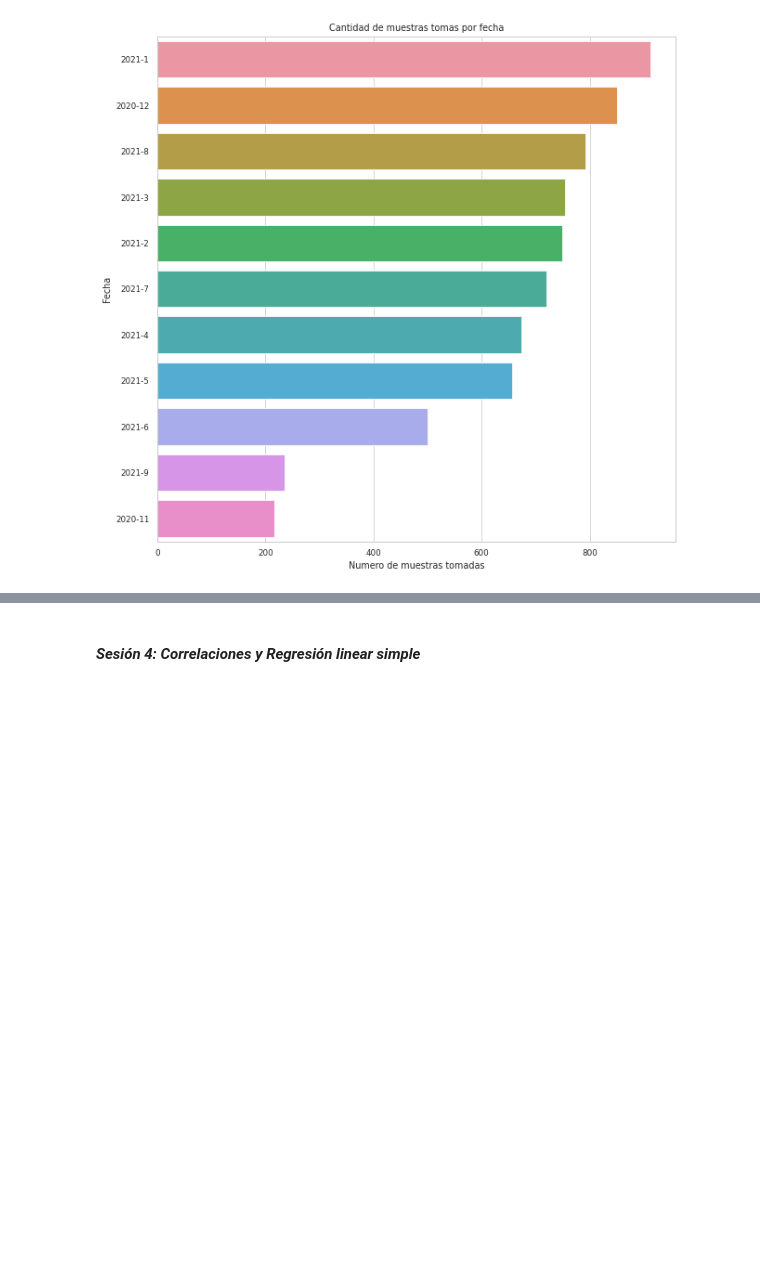
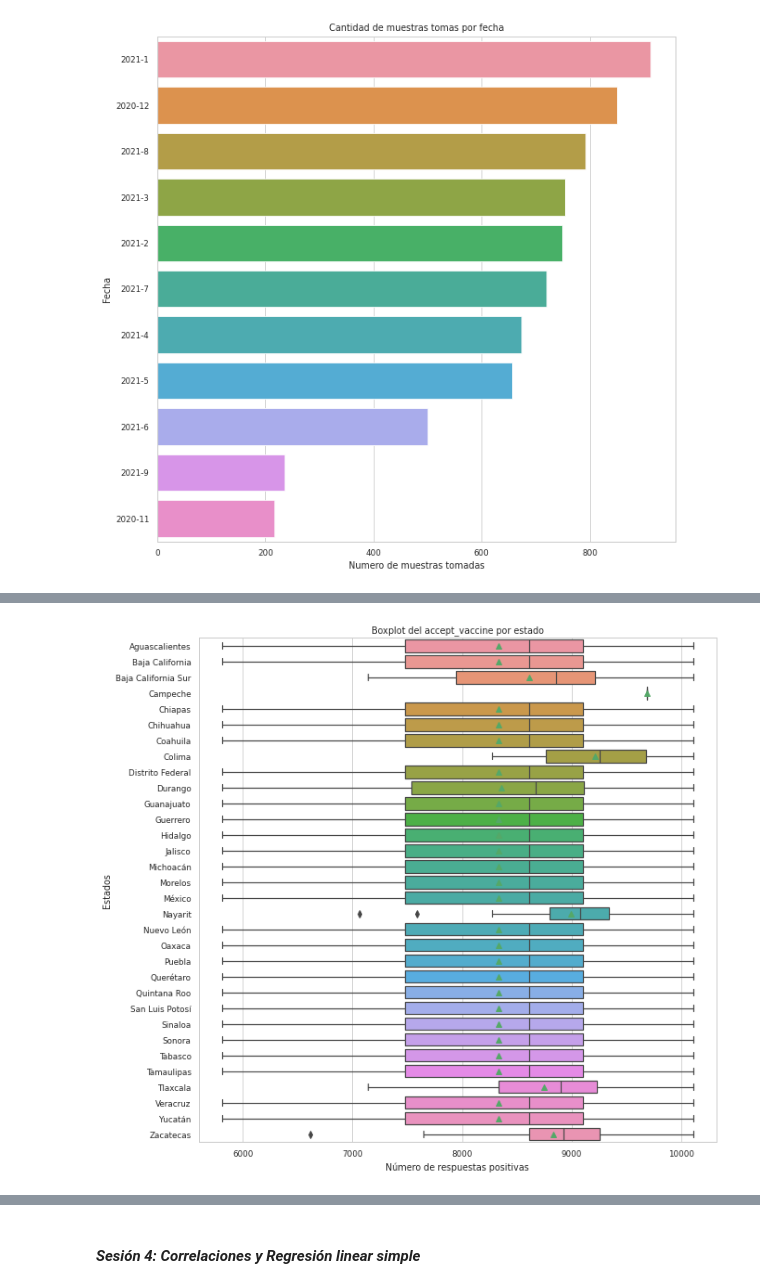
Before and after one commit to CarlosJiZe/Prueba, a Jupyter notebook: Copia_de_Notebook_Proyecto_final_(Data_Science_F3,_M1).ipynb, the cells around one changed output, grey strips where cells are left out. Drawn from its saved outputs; the diff is of its cells as text; code cells hidden in the pictures; blank space fills up the shorter version.

```diff
--- a/Copia_de_Notebook_Proyecto_final_(Data_Science_F3,_M1).ipynb
+++ b/Copia_de_Notebook_Proyecto_final_(Data_Science_F3,_M1).ipynb
@@ -1105,0 +1169,11 @@ ax.set(ylabel='Fecha', xlabel='Numero de muestras tomadas');
+# %%
+# Creamos el Boxplot
+
+sns.set(context='paper', style='whitegrid')
+plt.figure(figsize=(10,10))
+plt.title('Boxplot del accept_vaccine por estado')
+sns.boxplot(x=df_2_accept_vaccine['amount_of_positive_answers'],y=df_2_accept_vaccine['region_where_applied'],showmeans=True);
+plt.xlabel('Número de respuestas positivas');
+plt.ylabel('Estados'); #Algo importante a resaltar aqui es que de ,manera general no parece haber datos atipicos pero de manera particular sí podemos verlos
+# %% [output]
+[figure, added]
```
Also changed, not shown: parts of 17 cells of this notebook.
